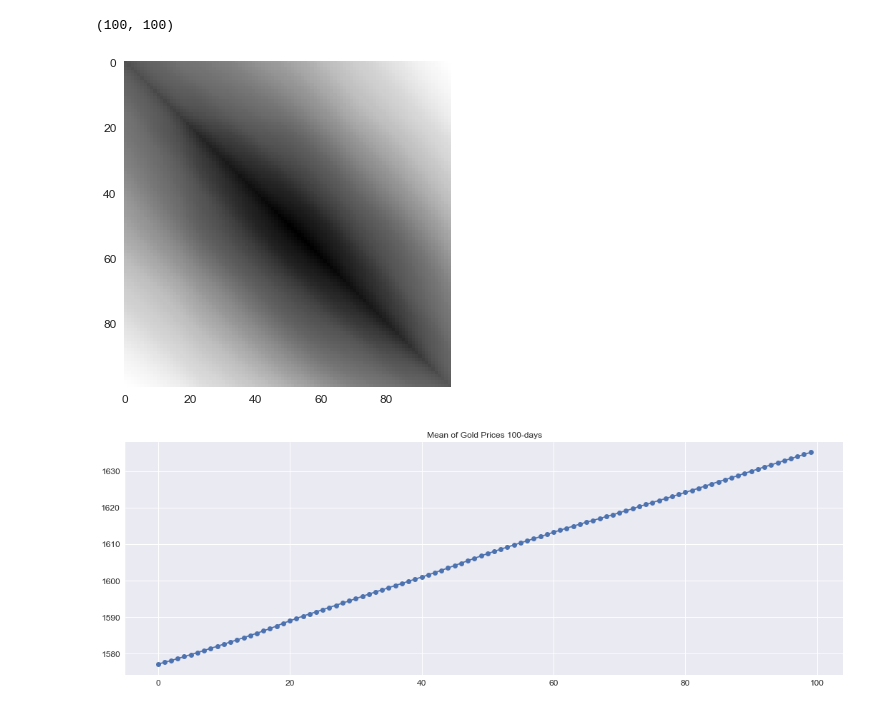
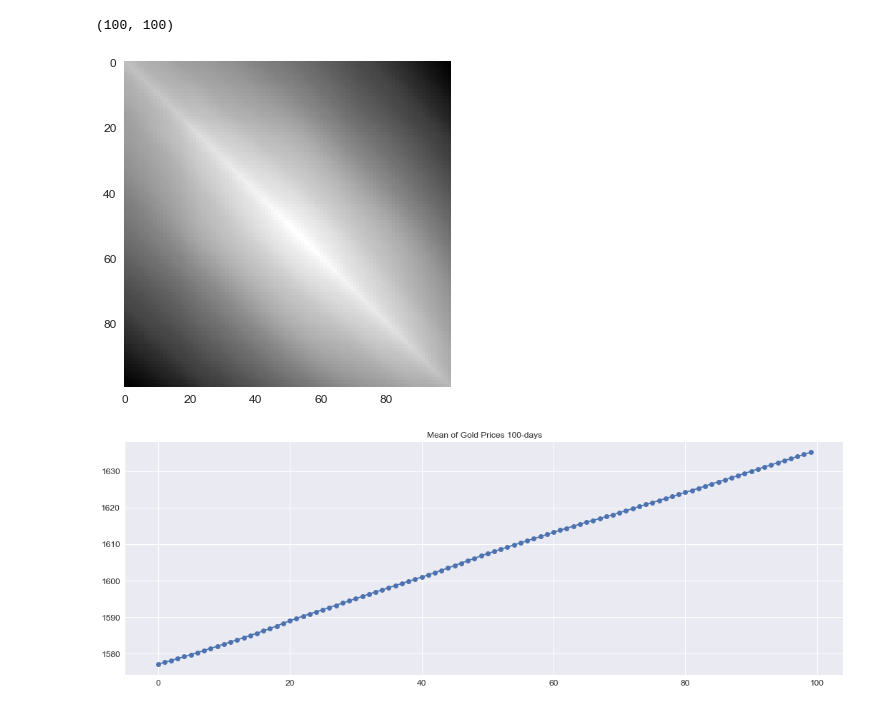
Before and after one commit to wbasener/Classification-in-Python, a Jupyter notebook: GaussianProcess.ipynb, the cells around one changed output. Drawn from its saved outputs; the diff is of its cells as text; code cells hidden in the pictures.

```diff
--- a/GaussianProcess.ipynb
+++ b/GaussianProcess.ipynb
@@ -61,10 +61,10 @@ print(np.shape(C))
 # %% [output]
 (100, 100)
 # %%
-plt.imshow(C)
+plt.imshow(C, cmap='gray')
 plt.grid(b=None)
 # %% [output]
-[figure, old version]
+[figure, new version]
 # %%
 plt.plot(m, marker='o')
 plt.title('Mean of Gold Prices 100-days');
```
Also changed, not shown: parts of 4 cells of this notebook.
